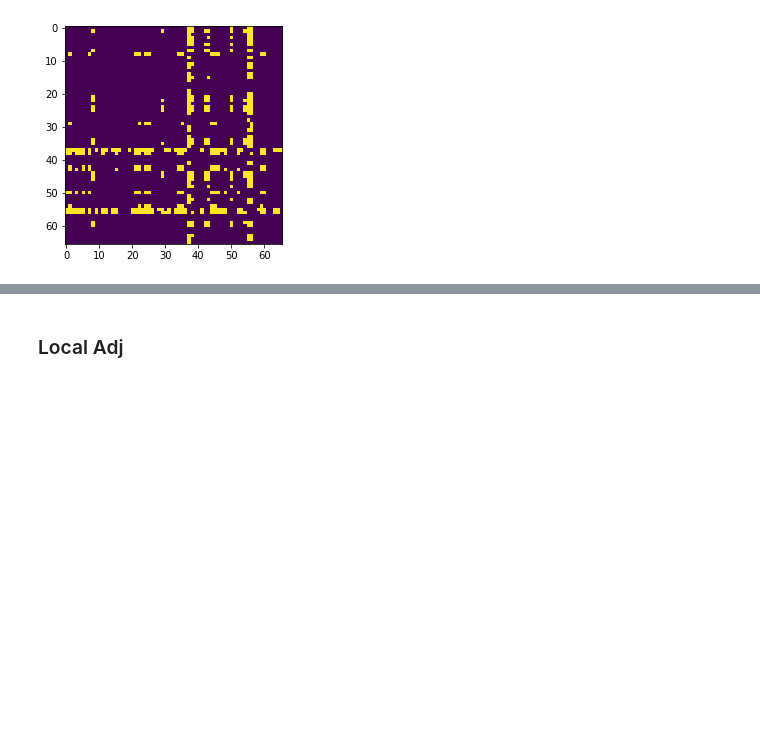
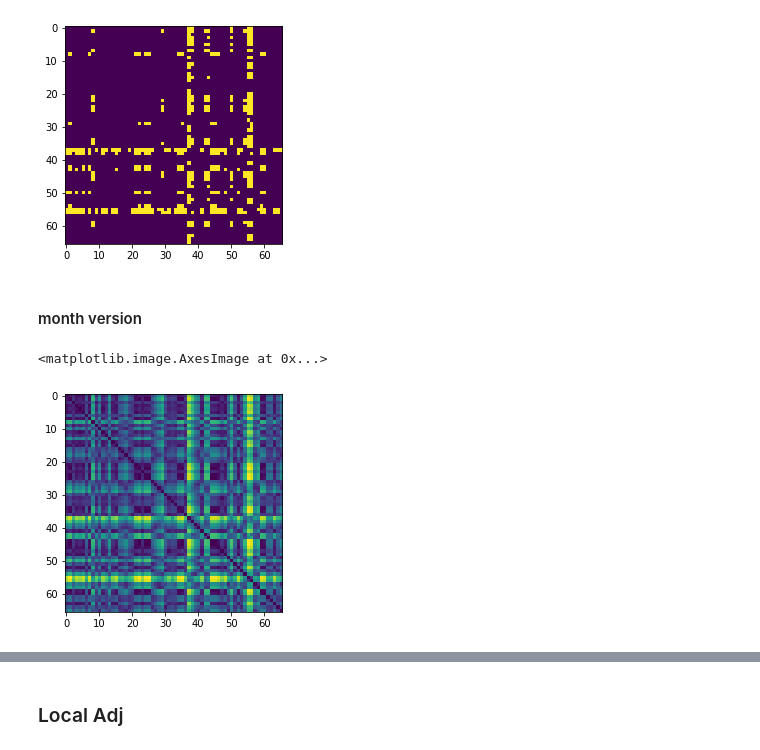
Before and after one commit to MathiasNT/NRI_for_Transport, a Jupyter notebook: notebooks/NYC_taxi_manhattan_preprocess.ipynb, the cells around one changed output, grey strips where cells are left out. Cells and saved outputs as stored; diff of their text form; code cells hidden in the pictures; blank space fills up the shorter version.

Commit message:
create shorter version of NYC data

```diff
--- a/notebooks/NYC_taxi_manhattan_preprocess.ipynb
+++ b/notebooks/NYC_taxi_manhattan_preprocess.ipynb
@@ -182,0 +185,2 @@ np.save(f'{proc_data_folder}/short_year_full_manhattan_2d.npy', short_data_2019)
+# %%
+pickup_month_2019, month_time_list_2019 = preprocess_NYC_borough_pickup(file_paths=month_2019, location_ids=manhattan_ids)
@@ -182,0 +189,2 @@ np.save(f'{proc_data_folder}/short_year_full_manhattan_2d.npy', short_data_2019)
+# %%
+dropoff_month_2019, month_time_list_2019 = preprocess_NYC_borough_dropoff(file_paths=month_2019, location_ids=manhattan_ids)
@@ -182,0 +193,2 @@ np.save(f'{proc_data_folder}/short_year_full_manhattan_2d.npy', short_data_2019)
+# %%
+month_data_2019 = np.stack([pickup_month_2019, dropoff_month_2019], axis=-1)
@@ -205,3 +222,14 @@ plt.imshow(dtw_adj_bin)
 # %%
 pickle_path_full_manhattan_short_year_dtw_adj_bin = f"{proc_data_folder}/short_year_train_full_manhattan_dtw_adj_bin.npy"
 np.save(pickle_path_full_manhattan_short_year_dtw_adj_bin, dtw_adj_bin)
+# %% [markdown]
+#### month version
+# %%
+# Make DTW adj for prior
+train_steps = int(0.8 * short_data_2019.shape[1])
+month_dtw_adj = dtw_adj_generator(month_data_2019, train_steps)
+# %%
+plt.imshow(month_dtw_adj)
+# %% [output]
+<matplotlib.image.AxesImage at 0x...>
+[figure, added]
```
Also changed, not shown: parts of 17 cells of this notebook, 1 other file.
